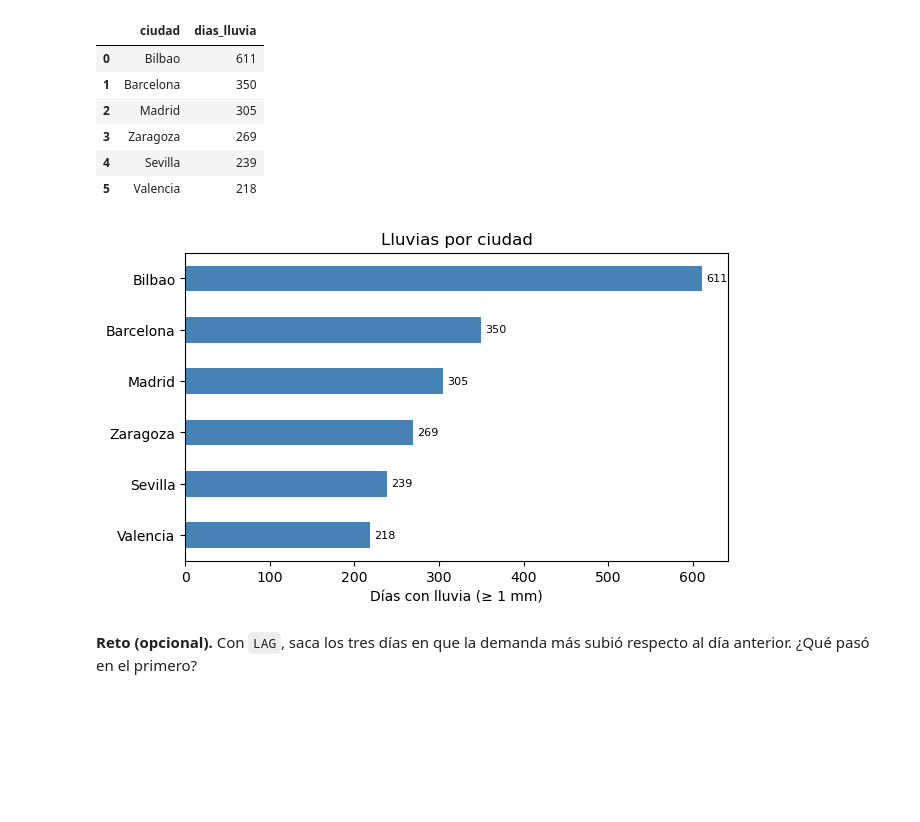
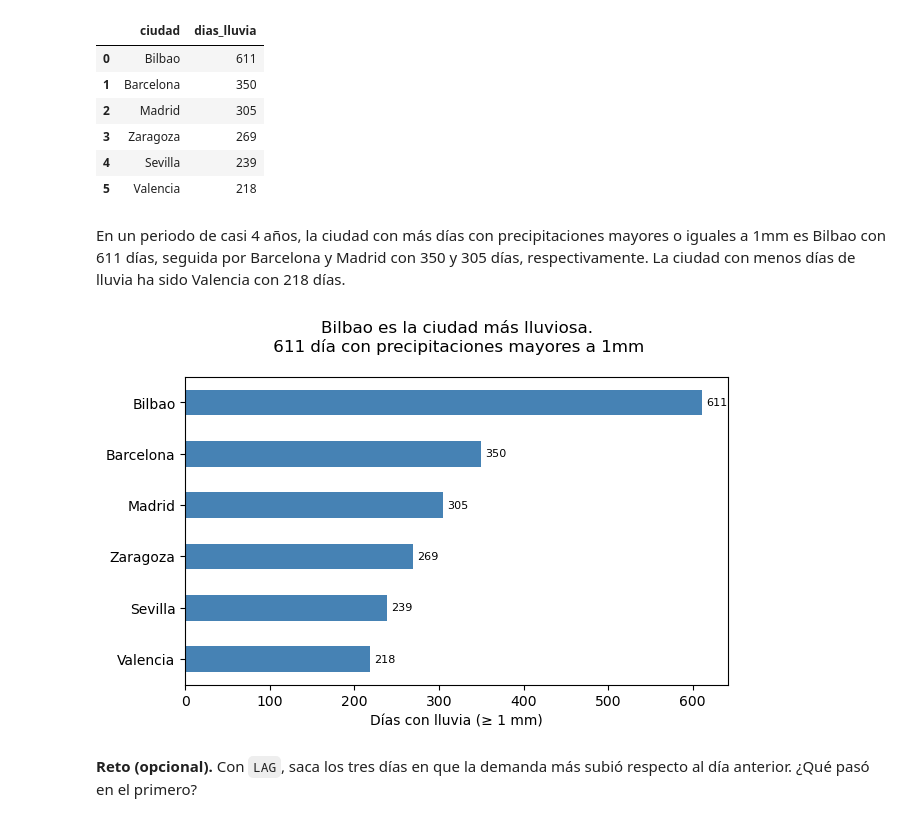
Before and after one commit to paolabtronescobosa/prueba-individual-sesion03, a Jupyter notebook: notebooks/01_prueba_individual_paola_tron_escobosa.ipynb, the cells around one changed output. Cells and saved outputs as stored; diff of their text form; code cells hidden in the pictures; blank space fills up the shorter version.

```diff
--- a/notebooks/01_prueba_individual_paola_tron_escobosa.ipynb
+++ b/notebooks/01_prueba_individual_paola_tron_escobosa.ipynb
@@ -13,14 +18,13 @@ Trabajas con los mismos datos de la sesión. Lee antes el PDF de la prueba: ahí
 import sqlite3
 import pandas as pd
 import matplotlib.pyplot as plt
-import seaborn as sns
 
 # Las hojas del Excel (para la parte A)
-dias = pd.read_excel("../datos/electricidad_para_panel.xlsx", sheet_name="dias")
-generacion = pd.read_excel("../datos/electricidad_para_panel.xlsx", sheet_name="generacion")
+dias = pd.read_excel("../data/electricidad_para_panel.xlsx", sheet_name="dias")
+generacion = pd.read_excel("../data/electricidad_para_panel.xlsx", sheet_name="generacion")
 
 # La base de datos (para la parte B)
-conexion = sqlite3.connect("../datos/electricidad.db")
+conexion = sqlite3.connect("../data/electricidad.db")
 
 def sql(consulta):
     # Lanza una consulta y devuelve el resultado como tabla de pandas.
@@ -273,7 +277,7 @@ datos.columns = ["Laborable", "Descanso"]
 datos.index = [f"{a}*" if a == 2026 else str(a) for a in datos.index]
 
 ax = datos.plot(kind="bar", rot=0, color=["steelblue", "lightgray"], figsize=(8, 4))
-ax.set_title("Demanda en días de descanso y laborables")
+ax.set_title("La diferencia de consumo se mantiene estable todos los años \n aunque la demanda total vaya subiendo")
 ax.set_xlabel("Año")
 ax.set_ylabel("Demanda media (GWh)")
 ax.set_ylim(0, 1000)
@@ -657,21 +659,23 @@ Días con precipitación mayor o igual a 1mm por ciudad:
 | 3 | Zaragoza | 269 |
 | 4 | Sevilla | 239 |
 | 5 | Valencia | 218 |
+# %% [markdown]
+En un periodo de casi 4 años, la ciudad con más días con precipitaciones mayores o iguales a 1mm es Bilbao con 611 días, seguida por Barcelona y Madrid con 350 y 305 días, respectivamente. La ciudad con menos días de lluvia ha sido Valencia con 218 días.
 # %%
 #Gráfico de barras
 
 ax = df_lluvia_mm.sort_values("dias_lluvia").plot(
     kind="barh", x="ciudad", y="dias_lluvia", legend=False, color="steelblue", figsize=(7, 4))
 
 for barras in ax.containers:
     ax.bar_label(barras, fontsize=8, padding=3)
 
-ax.set_title("Lluvias por ciudad")
+ax.set_title("Bilbao es la ciudad más lluviosa.\n 611 día con precipitaciones mayores a 1mm\n")
 ax.set_xlabel("Días con lluvia (≥ 1 mm)")
 ax.set_ylabel("")
 plt.show()
 # %% [output]
-[figure, old version]
+[figure, new version]
 # %% [markdown]
 **Reto (opcional).** Con `LAG`, saca los tres días en que la demanda más subió respecto al día anterior. ¿Qué pasó en el primero?
 # %%
```
Also changed, not shown: parts of 10 cells of this notebook.
